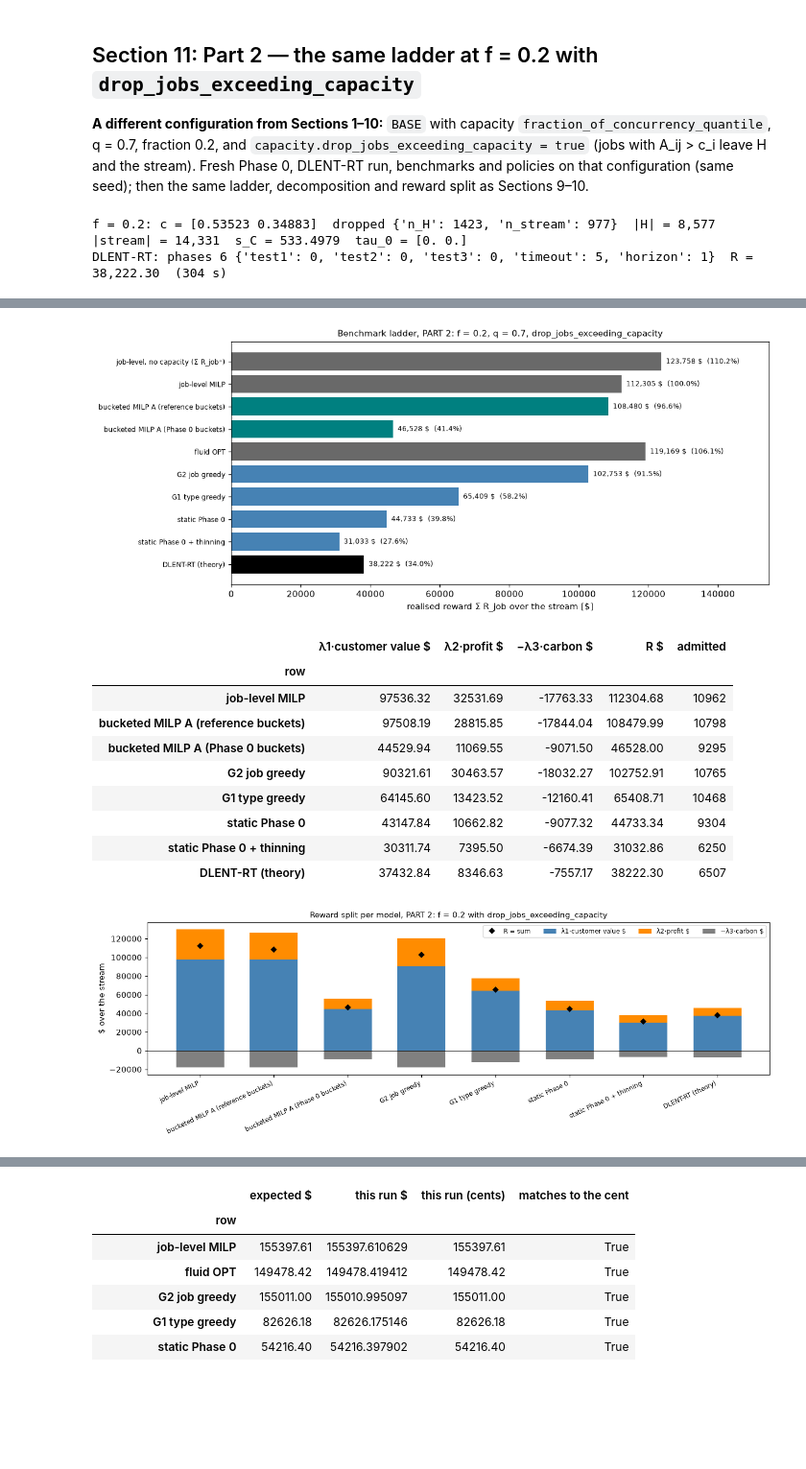
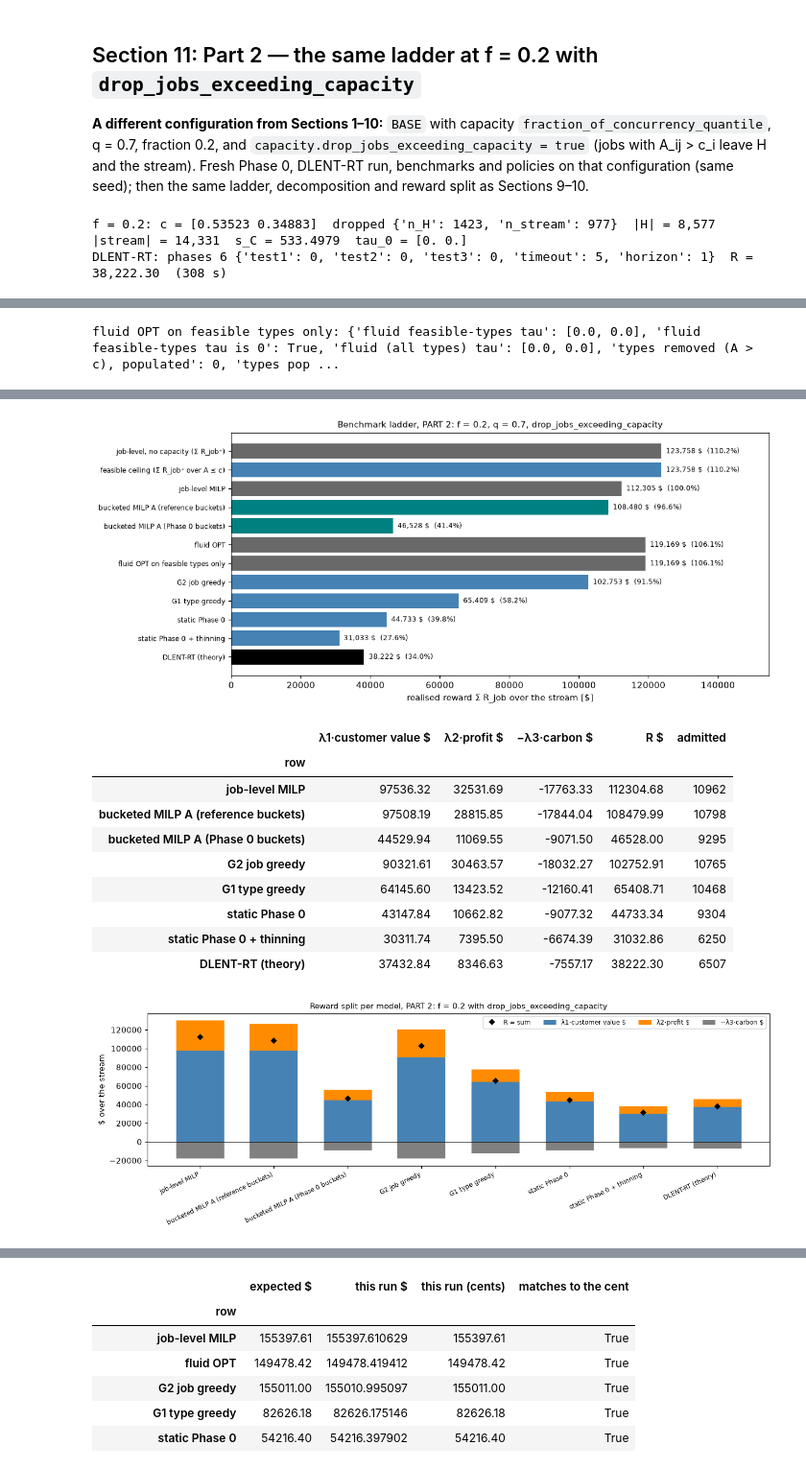
Before and after one commit to dangolofrancesco/dlent_rt, a Jupyter notebook: notebooks/03_main_algorithm_analysis.ipynb, the cells around one changed output, grey strips where cells are left out. Shown at 96% size. Drawn from its saved outputs; the diff is of its cells as text; code cells hidden in the pictures; blank space fills up the shorter version.

```diff
--- a/notebooks/03_main_algorithm_analysis.ipynb
+++ b/notebooks/03_main_algorithm_analysis.ipynb
@@ -26,7 +29,7 @@ Fewer scales for a quick run: `DLENT_SCALES=1.0`.
 ## Section 0: Setup and configuration
 # %%
 # RUN MARKER: which code and which config produced the numbers of this notebook
-import subprocess
+import os, subprocess
 from pathlib import Path
 _ROOT = next(p for p in [Path.cwd(), *Path.cwd().parents] if (p / "dlent_rt").is_dir())
 def _git(*a):
@@ -34,9 +37,14 @@ def _git(*a):
 GIT_COMMIT = _git("rev-parse", "HEAD")
 YAML_BLOB = _git("rev-parse", "HEAD:configs/default.yaml")
 YAML_WORKING_COPY_EDITED = bool(_git("status", "--porcelain", "--", "configs/default.yaml"))
-CONFIG_PATH = _ROOT / "configs" / "_nb03_committed.yaml"
-print(f"NB03 RUN MARKER  commit={GIT_COMMIT}  configs/default.yaml blob={YAML_BLOB}")
-print(f"config: {CONFIG_PATH} (= git show HEAD:configs/default.yaml; temporary, deleted after loading)")
+# named regime (optional): DLENT_REGIME=configs/regime_<name>.yaml overrides ONLY the capacity of the committed default
+REGIME = os.environ.get("DLENT_REGIME") or None
+REGIME_BLOB = _git("rev-parse", f"HEAD:{REGIME}") if REGIME else None
+REGIME_TAG = Path(REGIME).stem.replace("regime_", "") if REGIME else None
+print(f"NB03 RUN MARKER  commit={GIT_COMMIT}  configs/default.yaml blob={YAML_BLOB}  "
+      f"regime={REGIME or 'none'}  regime blob={REGIME_BLOB or '-'}")
+print("config: git show HEAD:configs/default.yaml" + (f" + the capacity block of git show HEAD:{REGIME}" if REGIME else "")
+      + " -> temporary file (scripts/regime_config.py), deleted after loading")
 print(f"working-copy configs/default.yaml edited: {YAML_WORKING_COPY_EDITED} (not used)")
 import time as _time
 print(f"run started: {_time.strftime('%Y-%m-%d %H:%M:%S')}")
@@ -98,12 +107,11 @@ for _p in (BATCH_CSV, GRID_CSV):
     if not _p.is_file():
         raise FileNotFoundError(f"required input not found: {_p}")
 
-# the COMMITTED configs/default.yaml (see the run marker above), through a temporary file deleted after loading
-CONFIG_PATH.write_text(_git("show", "HEAD:configs/default.yaml") + "\n")
-try:
-    cfg_committed = load_config(CONFIG_PATH)
-finally:
-    CONFIG_PATH.unlink()
+# the COMMITTED configs/default.yaml (+ the named regime's capacity, see the run marker), via a temporary file
+sys.path.insert(0, str(ROOT / "scripts"))
+from regime_config import committed_with_regime
+cfg_committed, REG_INFO = committed_with_regime(REGIME)
+assert REG_INFO["commit"] == GIT_COMMIT and REG_INFO["default_blob"] == YAML_BLOB and REG_INFO["regime_blob"] == REGIME_BLOB
 cfg = apply_overrides(cfg_committed, {"data.batch_csv": str(BATCH_CSV), "data.grid_csv": str(GRID_CSV)})
 BASE = apply_overrides(cfg, {"bid.sigma": 0.3})
 # Notebook-only guard: the analysis is run with n0 = 10,000 (|stream| = 15,308), the value configs/default.yaml
@@ -1139,7 +1161,7 @@ Figures are re-rendered by re-running the plotting cells above on the results al
 the admitted-R<0 summary are arithmetic on those results.
 # %%
 import io, contextlib
-REPORT_DIR = ROOT / "reports" / "week30"
+REPORT_DIR = ROOT / "reports" / "week30" / (f"{REGIME_TAG}_nb" if REGIME else "")   # a named regime writes apart
 FIG_DIR, TAB_DIR = REPORT_DIR / "figures", REPORT_DIR / "tables"
 FIG_DIR.mkdir(parents=True, exist_ok=True)
 TAB_DIR.mkdir(parents=True, exist_ok=True)
@@ -1338,7 +1360,7 @@ sweep_cfgs = {
     for f in SWEEP_FRACTIONS for g, (k, h) in SWEEP_GRIDS.items()
 }
 t_sw = time.time()
-with ProcessPoolExecutor(max_workers=len(sweep_cfgs), mp_context=mp.get_context("spawn")) as pool:
+with ProcessPoolExecutor(max_workers=min(4, len(sweep_cfgs)), mp_context=mp.get_context("spawn")) as pool:  # ~1 GB each
     futs = {key: pool.submit(run_one, c, f"fraction={key[0]} {key[1]}", MILP_TIME_LIMIT)
             for key, c in sweep_cfgs.items()}
     SW = {key: fu.result() for key, fu in futs.items()}
@@ -1696,13 +1835,16 @@ ADMITS_F = {"G2 job greedy": run_policy(S_F, M_F.c, JobGreedyPolicy(R_F)).admit,
             "static Phase 0": run_static(S_F, M_F.c, ST_F, thin_p=None, u_rand=M_F.u_rand).admit,
             "static Phase 0 + thinning": run_static(S_F, M_F.c, ST_F, thin_p=p_cap_f, u_rand=M_F.u_rand).admit,
             "DLENT-RT (theory)": adm_f}
-LAD_F, DEC_F, MILP_F, SETS_F = ladder_tables(B_F, OPT_F, ADMITS_F)
+LAD_F, DEC_F, MILP_F, SETS_F, INFO_F = ladder_tables(B_F, OPT_F, ADMITS_F)
 sm_f = RES_F.summary
 print(f"f = 0.2: c = {np.round(DS_F.capacity, 5)}  dropped {DS_F.capacity_drop}  |H| = {DS_F.H.n:,}  "
       f"|stream| = {S_F.n:,}  s_C = {ST_F.carbon_price:.4f}  tau_0 = {ST_F.tau}")
 print(f"DLENT-RT: phases {sm_f['n_phases']} {sm_f['phase_end_reasons']}  R = {sm_f['R_total']:,.2f}  "
       f"({time.time() - t_f:.0f} s)")
-display(LAD_F.style.format({"realised $": "{:,.2f}", "% of job-level MILP": "{:.2f}", "gap to row above $": "{:,.2f}"}))
+display(LAD_F.style.format({"realised $": "{:,.2f}", "% of job-level MILP": "{:.2f}", "% of feasible ceiling": "{:.2f}", "gap to row above $": "{:,.2f}"}))
+print("fluid OPT on feasible types only:", INFO_F)
+STD_F = static_thin_dlent(LAD_F)
+display(STD_F.style.format(precision=2))
 display(DEC_F.style.format(precision=2))
 display(MILP_F)
 plot_ladder(LAD_F, "Benchmark ladder, PART 2: f = 0.2, q = 0.7, drop_jobs_exceeding_capacity", "fig11_ladder_f02")
@@ -1711,4 +1853,4 @@ display(SPLIT_F.style.format(precision=2))
 plot_split(SPLIT_F, "Reward split per model, PART 2: f = 0.2 with drop_jobs_exceeding_capacity", "fig11b_reward_split_f02")
 # %% [output]
 f = 0.2: c = [0.53523 0.34883]  dropped {'n_H': 1423, 'n_stream': 977}  |H| = 8,577  |stream| = 14,331  s_C = 533.4979  tau_0 = [0. 0.]
-DLENT-RT: phases 6 {'test1': 0, 'test2': 0, 'test3': 0, 'timeout': 5, 'horizon': 1}  R = 38,222.30  (304 s)
+DLENT-RT: phases 6 {'test1': 0, 'test2': 0, 'test3': 0, 'timeout': 5, 'horizon': 1}  R = 38,222.30  (308 s)
@@ -1726,0 +1871 @@ DLENT-RT: phases 6 {'test1': 0, 'test2': 0, 'test3': 0, 'timeout': 5, 'horizon':
+fluid OPT on feasible types only: {'fluid feasible-types tau': [0.0, 0.0], 'fluid feasible-types tau is 0': True, 'fluid (all types) tau': [0.0, 0.0], 'types removed (A > c), populated': 0, 'types pop ...
@@ -1738,13 +1888,13 @@ DLENT-RT: phases 6 {'test1': 0, 'test2': 0, 'test3': 0, 'timeout': 5, 'horizon':
-[figure, old version]
+[figure, new version]
-|  | λ1·customer value $ | λ2·profit $ | −λ3·carbon $ | R $ | admitted |
-| row |  |  |  |  |  |
-| job-level MILP | 97536.32 | 32531.69 | -17763.33 | 112304.68 | 10962 |
-| bucketed MILP A (reference buckets) | 97508.19 | 28815.85 | -17844.04 | 108479.99 | 10798 |
-| bucketed MILP A (Phase 0 buckets) | 44529.94 | 11069.55 | -9071.50 | 46528.00 | 9295 |
-| G2 job greedy | 90321.61 | 30463.57 | -18032.27 | 102752.91 | 10765 |
-| G1 type greedy | 64145.60 | 13423.52 | -12160.41 | 65408.71 | 10468 |
-| static Phase 0 | 43147.84 | 10662.82 | -9077.32 | 44733.34 | 9304 |
-| static Phase 0 + thinning | 30311.74 | 7395.50 | -6674.39 | 31032.86 | 6250 |
-| DLENT-RT (theory) | 37432.84 | 8346.63 | -7557.17 | 38222.30 | 6507 |
+|  | λ1·customer value $ | λ2·profit $ | −λ3·carbon $ | R $ | admitted |
+| row |  |  |  |  |  |
+| job-level MILP | 97536.32 | 32531.69 | -17763.33 | 112304.68 | 10962 |
+| bucketed MILP A (reference buckets) | 97508.19 | 28815.85 | -17844.04 | 108479.99 | 10798 |
+| bucketed MILP A (Phase 0 buckets) | 44529.94 | 11069.55 | -9071.50 | 46528.00 | 9295 |
+| G2 job greedy | 90321.61 | 30463.57 | -18032.27 | 102752.91 | 10765 |
+| G1 type greedy | 64145.60 | 13423.52 | -12160.41 | 65408.71 | 10468 |
+| static Phase 0 | 43147.84 | 10662.82 | -9077.32 | 44733.34 | 9304 |
+| static Phase 0 + thinning | 30311.74 | 7395.50 | -6674.39 | 31032.86 | 6250 |
+| DLENT-RT (theory) | 37432.84 | 8346.63 | -7557.17 | 38222.30 | 6507 |
 [figure]
 # %% [markdown]
```
Also changed, not shown: parts of 16 cells of this notebook, 21 other files.
